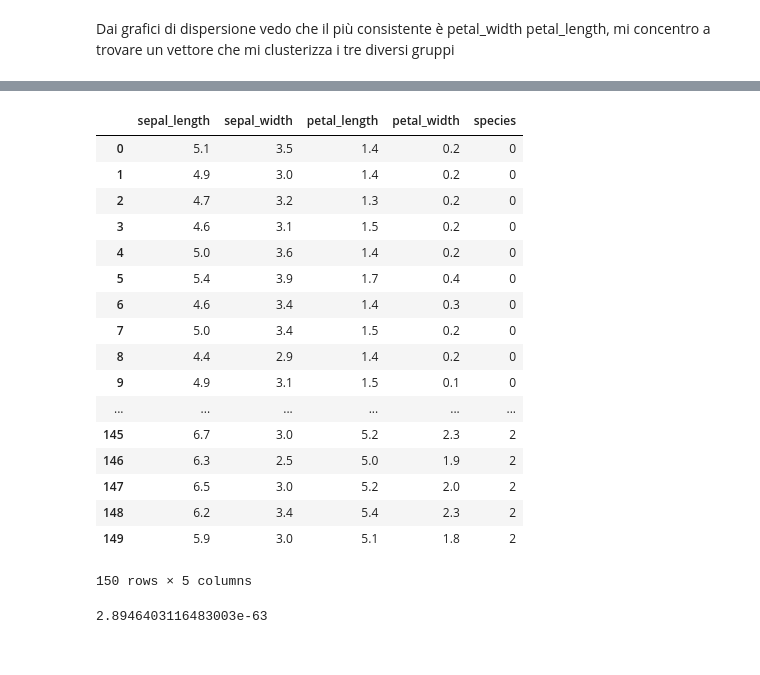
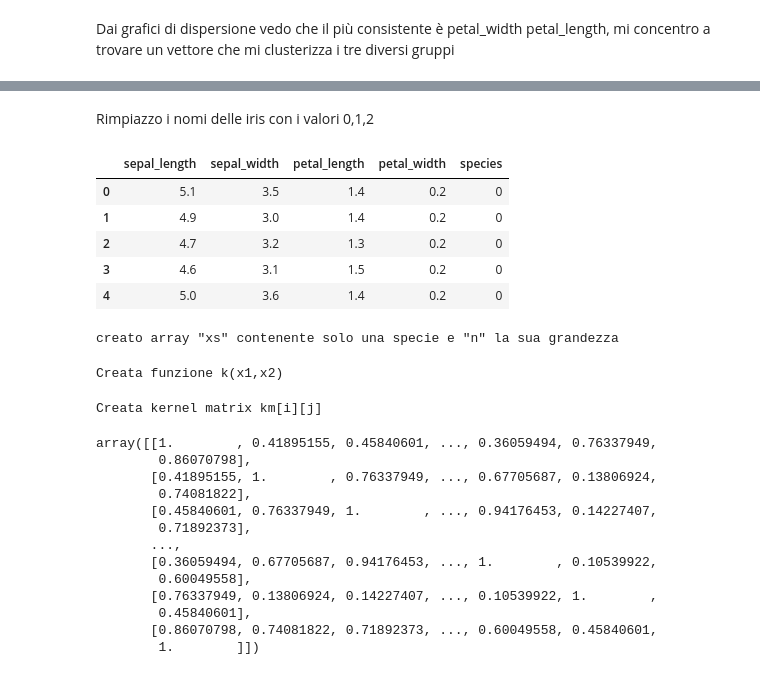
Before and after one commit to sakara11/SVC, a Jupyter notebook: SVC.ipynb, the cells around one changed output, grey strips where cells are left out. Drawn from its saved outputs; the diff is of its cells as text; code cells hidden in the pictures.

```diff
--- a/SVC.ipynb
+++ b/SVC.ipynb
@@ -39,25 +35,16 @@ pyplot.show
 [figure]
+# %% [markdown]
+Rimpiazzo i nomi delle iris con i valori 0,1,2
 # %%
 df=df.replace(to_replace='setosa',value=0)
 df=df.replace(to_replace='versicolor',value=1)
 df=df.replace(to_replace='virginica',value=2)
-df
+setosa= df.loc[df['species']==0]
+setosa.head()
 # %% [output]
 |  | sepal_length | sepal_width | petal_length | petal_width | species |
 | 0 | 5.1 | 3.5 | 1.4 | 0.2 | 0 |
 | 1 | 4.9 | 3.0 | 1.4 | 0.2 | 0 |
 | 2 | 4.7 | 3.2 | 1.3 | 0.2 | 0 |
 | 3 | 4.6 | 3.1 | 1.5 | 0.2 | 0 |
 | 4 | 5.0 | 3.6 | 1.4 | 0.2 | 0 |
-| 5 | 5.4 | 3.9 | 1.7 | 0.4 | 0 |
-| 6 | 4.6 | 3.4 | 1.4 | 0.3 | 0 |
-| 7 | 5.0 | 3.4 | 1.5 | 0.2 | 0 |
-| 8 | 4.4 | 2.9 | 1.4 | 0.2 | 0 |
-| 9 | 4.9 | 3.1 | 1.5 | 0.1 | 0 |
-| ... | ... | ... | ... | ... | ... |
-| 145 | 6.7 | 3.0 | 5.2 | 2.3 | 2 |
-| 146 | 6.3 | 2.5 | 5.0 | 1.9 | 2 |
-| 147 | 6.5 | 3.0 | 5.2 | 2.0 | 2 |
-| 148 | 6.2 | 3.4 | 5.4 | 2.3 | 2 |
-| 149 | 5.9 | 3.0 | 5.1 | 1.8 | 2 |
-150 rows × 5 columns
@@ -66,7 +51,16 @@ df
+# %%
+xs=df.query('species == 0')
+xs=xs.filter(items=['sepal_length', 'sepal_width','petal_length','petal_width']).values
+n=len(xs)
+print('creato array "xs" contenente solo una specie e "n" la sua grandezza')
+# %% [output]
+creato array "xs" contenente solo una specie e "n" la sua grandezza
 # %%
+#implementazione funzione kernel
 import numpy as np
-def gaussianKernel(q,x1,x2):
-    return np.exp(-q*(np.linalg.norm(x1-x2))**2)
-gaussianKernel(1,7,-5)
+def gaussian_kernel(q):
+    return lambda x1,x2: np.exp(np.multiply(-q,np.linalg.norm(np.subtract(x1,x2))**2))
+k=gaussian_kernel(3)
+print('Creata funzione kernel k(x1,x2)')
 # %% [output]
-2.8946403116483003e-63
+Creata funzione k(x1,x2)
@@ -91,0 +67,22 @@ pyplot.show()
+# %%
+km=np.zeros([n,n])
+for i in range(n):
+    for j in range(n):
+        km[i][j]=k(xs[i],xs[j])
+print('Creata kernel matrix km[i][j]')
+km
+# %% [output]
+Creata kernel matrix km[i][j]
+array([[1.        , 0.41895155, 0.45840601, ..., 0.36059494, 0.76337949,
+        0.86070798],
+       [0.41895155, 1.        , 0.76337949, ..., 0.67705687, 0.13806924,
+        0.74081822],
+       [0.45840601, 0.76337949, 1.        , ..., 0.94176453, 0.14227407,
+        0.71892373],
+       ...,
+       [0.36059494, 0.67705687, 0.94176453, ..., 1.        , 0.10539922,
+        0.60049558],
+       [0.76337949, 0.13806924, 0.14227407, ..., 0.10539922, 1.        ,
+        0.45840601],
+       [0.86070798, 0.74081822, 0.71892373, ..., 0.60049558, 0.45840601,
+        1.        ]])
```
Also changed, not shown: parts of 12 cells of this notebook.
